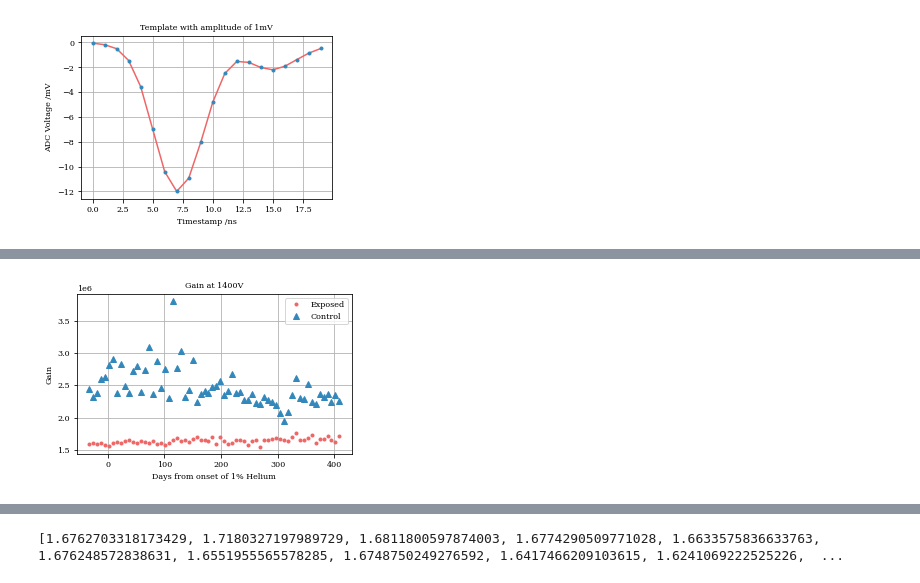
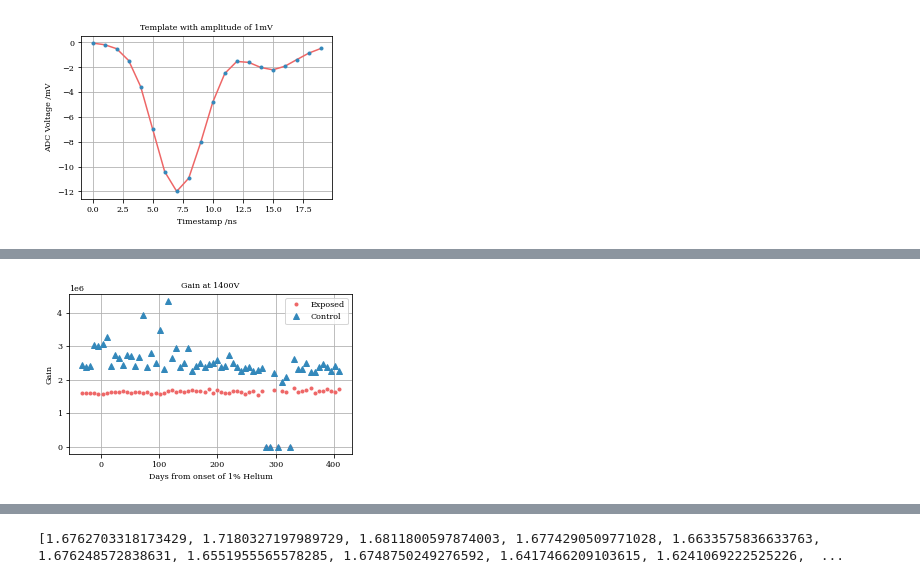
Before and after one commit to SuperNEMO-DBD/PMT-ShapeAnalysis, a Jupyter notebook: pmt_he_study/summary_files/notebooks/ap_charge.ipynb, the cells around one changed output, grey strips where cells are left out. Cells and saved outputs as stored; diff of their text form; code cells hidden in the pictures.

```diff
--- a/pmt_he_study/summary_files/notebooks/ap_charge.ipynb
+++ b/pmt_he_study/summary_files/notebooks/ap_charge.ipynb
@@ -66,3 +68,9 @@ print(-1 * np.sum(y/(-1*np.amin(y)) * 12)/50 /1.6e-7 / 1700000)
 # %% [output]
 5.420681495410387
 [figure]
+# %%
+file = file = open("/Users/williamquinn/Desktop/PMT_Project/week_values.csv", "r")
+fl = file.readlines()
+for index, line in enumerate(fl):
+    line_list = line.split(",")
+    print(line_list[21:25])
@@ -69,38 +95,44 @@ print(-1 * np.sum(y/(-1*np.amin(y)) * 12)/50 /1.6e-7 / 1700000)
 # %%
-file = file = open("/Users/williamquinn/Desktop/test.csv", "r")
+file = file = open("/Users/williamquinn/Desktop/PMT_Project/week_values.csv", "r")
 fl = file.readlines()
 w = []
 gain_ch0 = []
+gain_ch0_err = []
 gain_ch1 = []
 av_charge_ch0 = []
+av_charge_ch0_err = []
 av_charge_ch1 = []
 for index, line in enumerate(fl):
     if index == 0:
         continue
     line_list = line.split(",")
     w.append(int(line_list[0]))
-    gain_ch0.append(float(line_list[5])/float(line_list[1]) * float(line_list[3]))
-    gain_ch1.append(float(line_list[6])/float(line_list[2]) * float(line_list[4]))
-    av_charge_ch0.append(float(line_list[7]))
-    av_charge_ch1.append(float(line_list[8]))
+    gain_ch0.append(float(line_list[21].strip()))
+    gain_ch0_err.append(float(line_list[22].strip()))
+    gain_ch1.append(float(line_list[23].strip()))
+    av_charge_ch0.append(float(line_list[13].strip()))
+    av_charge_ch0_err.append(float(line_list[14].strip()))
+    av_charge_ch1.append(float(line_list[15].strip()))
 
 w = np.array(w)
 gain_ch0 = np.array(gain_ch0)
+gain_ch0_err = np.array(gain_ch0_err)
 gain_ch1 = np.array(gain_ch1)
 av_charge_ch0 = np.array(av_charge_ch0)
+av_charge_ch0_err = np.array(av_charge_ch0_err)
 av_charge_ch1 = np.array(av_charge_ch1)
 gains = [gain_ch0, gain_ch1]
 
 plt.figure(figsize=figsize, facecolor='white')
 
 plt.plot(w*7 + 3, gain_ch0, ".", label='Exposed')
 plt.plot(w*7 + 3, gain_ch1, "^", label='Control')
 plt.legend(loc='best')
 
 plt.ylabel("Gain")
 plt.xlabel("Days from onset of 1% Helium")
 plt.title("Gain at 1400V")
 plt.tight_layout()
 # plt.savefig("/Users/williamquinn/Desktop/PMT_Project/gain_1400V.pdf")
 # %% [output]
-[figure, old version]
+[figure, new version]
```
Also changed, not shown: parts of 6 cells of this notebook, 8 other files.
